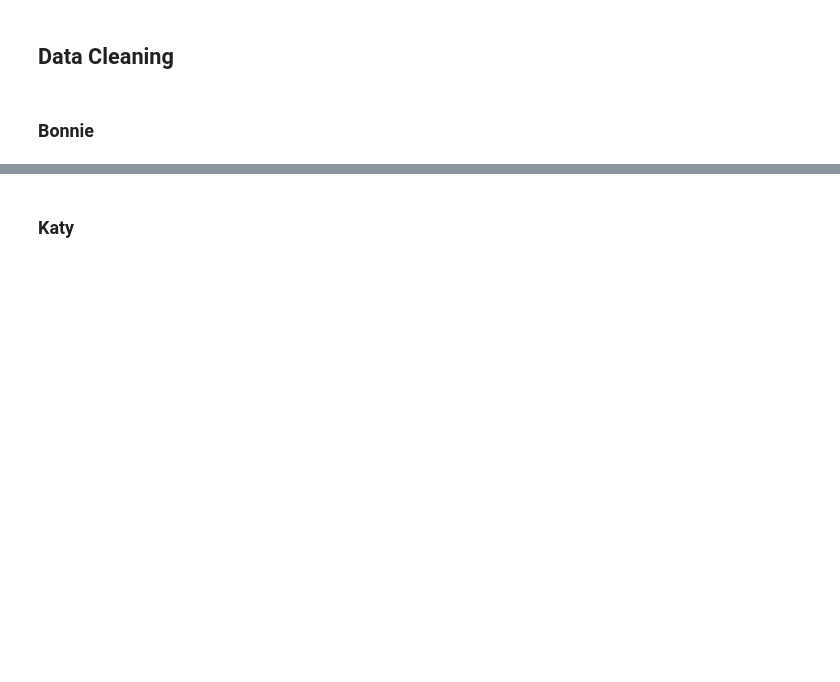
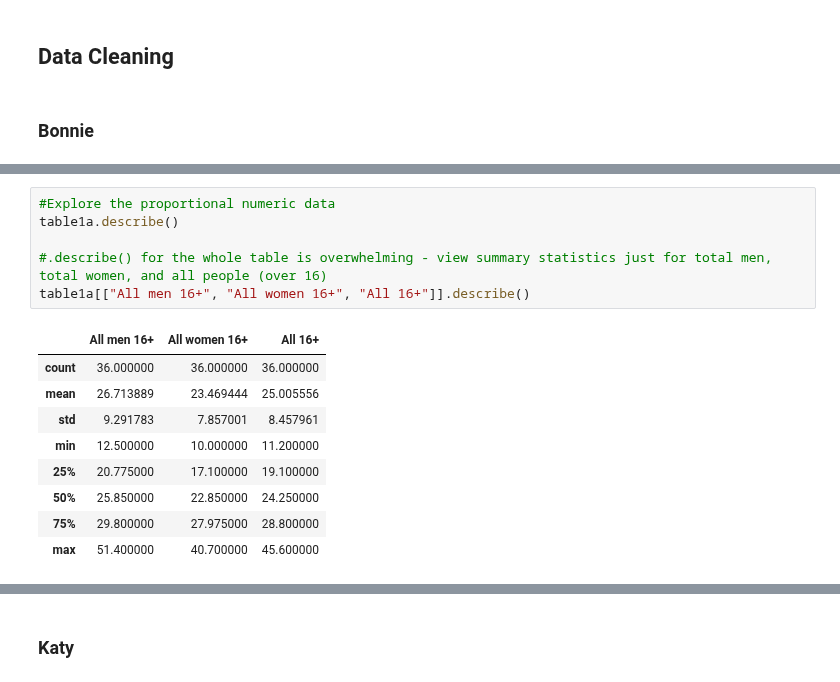
Before and after one commit to rhobaker/Data_Project, a Jupyter notebook: Main_Jupyter_workbook_Rhona.ipynb, the cells around one changed output, grey strips where cells are left out. Saved outputs shown, nothing was run; the diff lists cells and outputs as text; blank space fills up the shorter version.

```diff
--- a/Main_Jupyter_workbook_Rhona.ipynb
+++ b/Main_Jupyter_workbook_Rhona.ipynb
@@ -42,0 +105,16 @@ To analyse how effective this ban might be we used evidence from a number of dat
+# %%
+#Explore the proportional numeric data
+table1a.describe()
+
+#.describe() for the whole table is overwhelming - view summary statistics just for total men, total women, and all people (over 16)
+table1a[["All men 16+", "All women 16+", "All 16+"]].describe()
+# %% [output]
+|  | All men 16+ | All women 16+ | All 16+ |
+| count | 36.000000 | 36.000000 | 36.000000 |
+| mean | 26.713889 | 23.469444 | 25.005556 |
+| std | 9.291783 | 7.857001 | 8.457961 |
+| min | 12.500000 | 10.000000 | 11.200000 |
+| 25% | 20.775000 | 17.100000 | 19.100000 |
+| 50% | 25.850000 | 22.850000 | 24.250000 |
+| 75% | 29.800000 | 27.975000 | 28.800000 |
+| max | 51.400000 | 40.700000 | 45.600000 |
```
Also changed, not shown: parts of 30 cells of this notebook.
